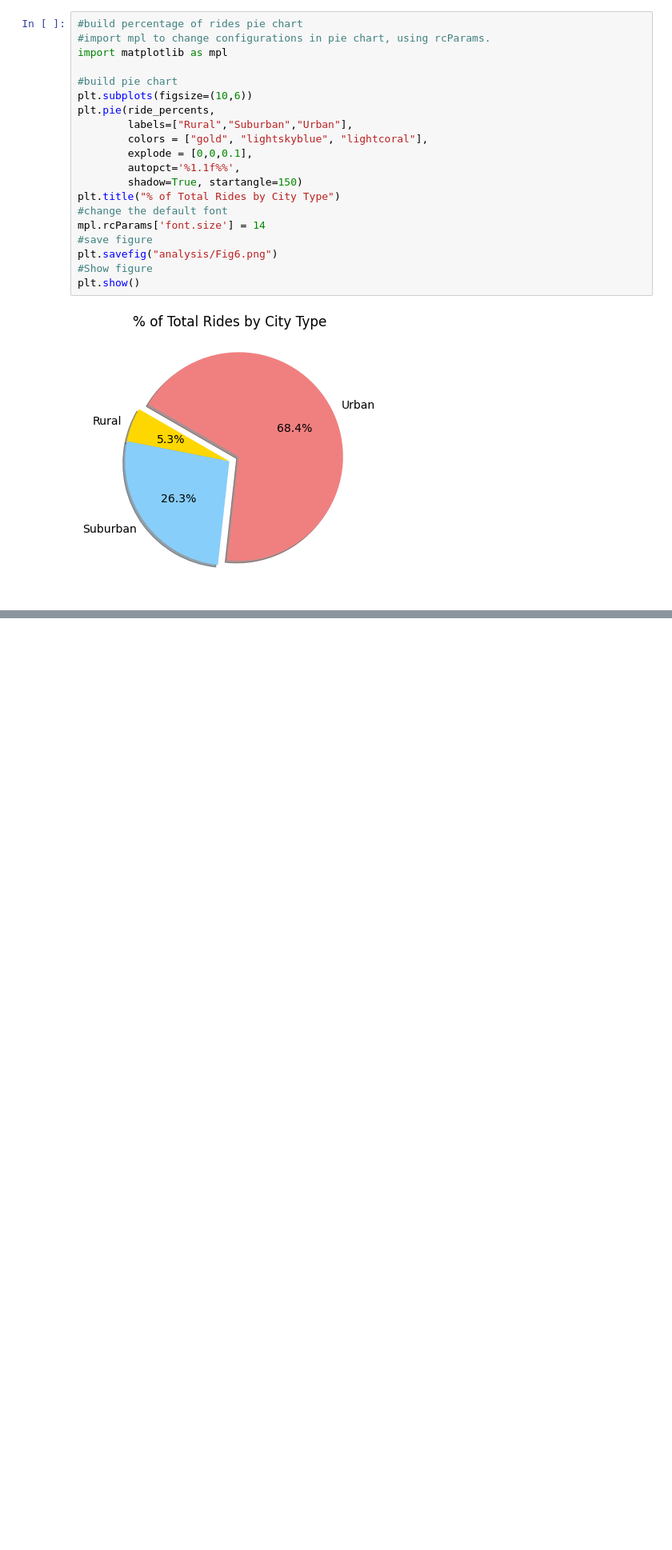
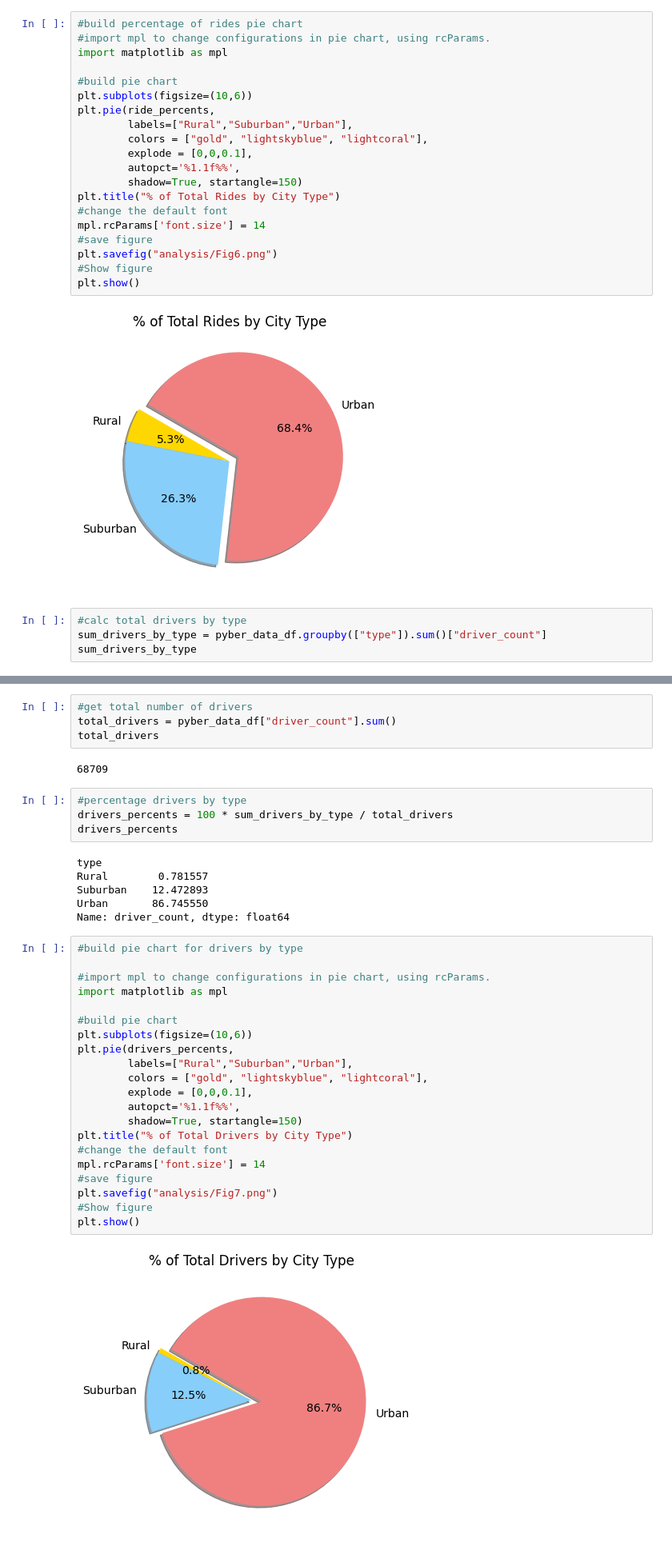
Before and after one commit to jerrimor/PyBer_Analysis, a Jupyter notebook: PyBer.ipynb, the cells around one changed output, grey strips where cells are left out. Shown at 80% size. Drawn from its saved outputs; the diff is of its cells as text; blank space fills up the shorter version.

Commit message:
adding pie chart for total drivers by type

```diff
--- a/PyBer.ipynb
+++ b/PyBer.ipynb
@@ -923,3 +923,7 @@ plt.savefig("analysis/Fig6.png")
 plt.show()
 # %% [output]
 [figure]
+# %%
+#calc total drivers by type
+sum_drivers_by_type = pyber_data_df.groupby(["type"]).sum()["driver_count"]
+sum_drivers_by_type
@@ -925,0 +936,39 @@ plt.show()
+# %%
+#get total number of drivers
+total_drivers = pyber_data_df["driver_count"].sum()
+total_drivers
+# %% [output]
+68709
+# %%
+#percentage drivers by type
+drivers_percents = 100 * sum_drivers_by_type / total_drivers
+drivers_percents
+# %% [output]
+type
+Rural        0.781557
+Suburban    12.472893
+Urban       86.745550
+Name: driver_count, dtype: float64
+# %%
+#build pie chart for drivers by type
+
+#import mpl to change configurations in pie chart, using rcParams.
+import matplotlib as mpl
+
+#build pie chart
+plt.subplots(figsize=(10,6))
+plt.pie(drivers_percents,
+        labels=["Rural","Suburban","Urban"],
+        colors = ["gold", "lightskyblue", "lightcoral"],
+        explode = [0,0,0.1],
+        autopct='%1.1f%%',
+        shadow=True, startangle=150)
+plt.title("% of Total Drivers by City Type")
+#change the default font
+mpl.rcParams['font.size'] = 14
+#save figure
+plt.savefig("analysis/Fig7.png")
+#Show figure
+plt.show()
+# %% [output]
+[figure, added]
```
Also changed, not shown: parts of 1 cell of this notebook, 1 other file.
